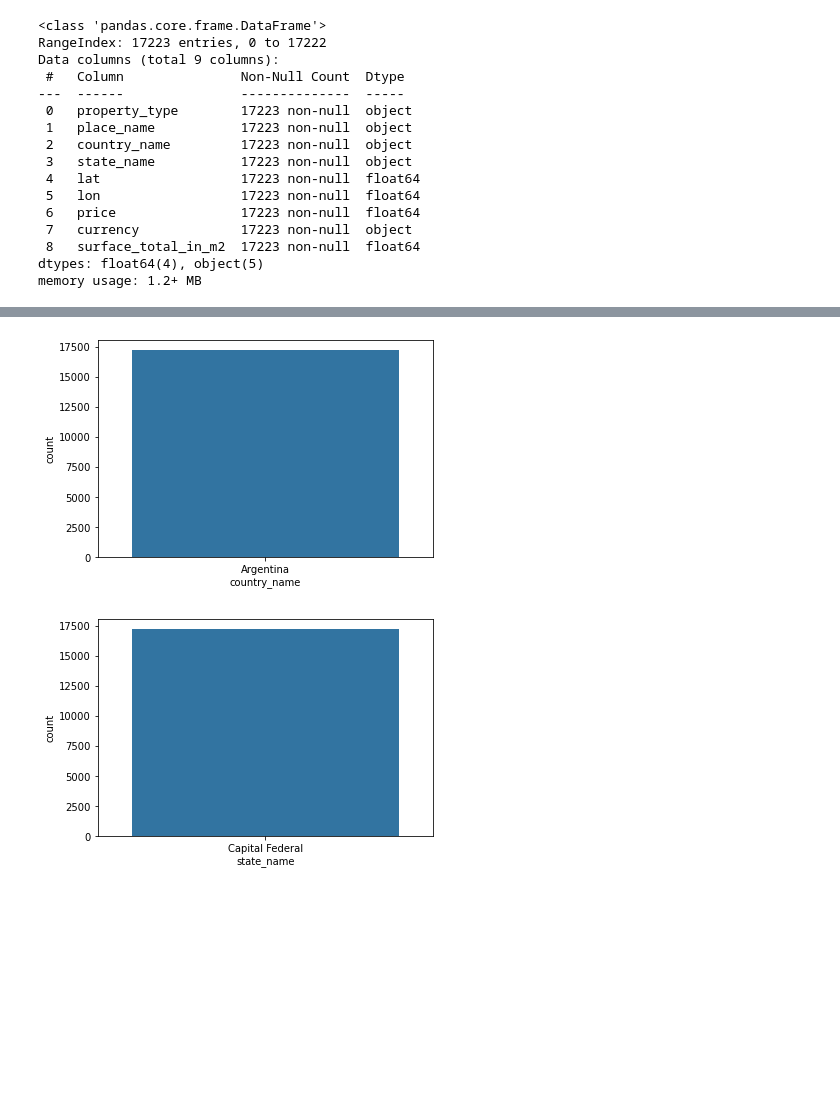
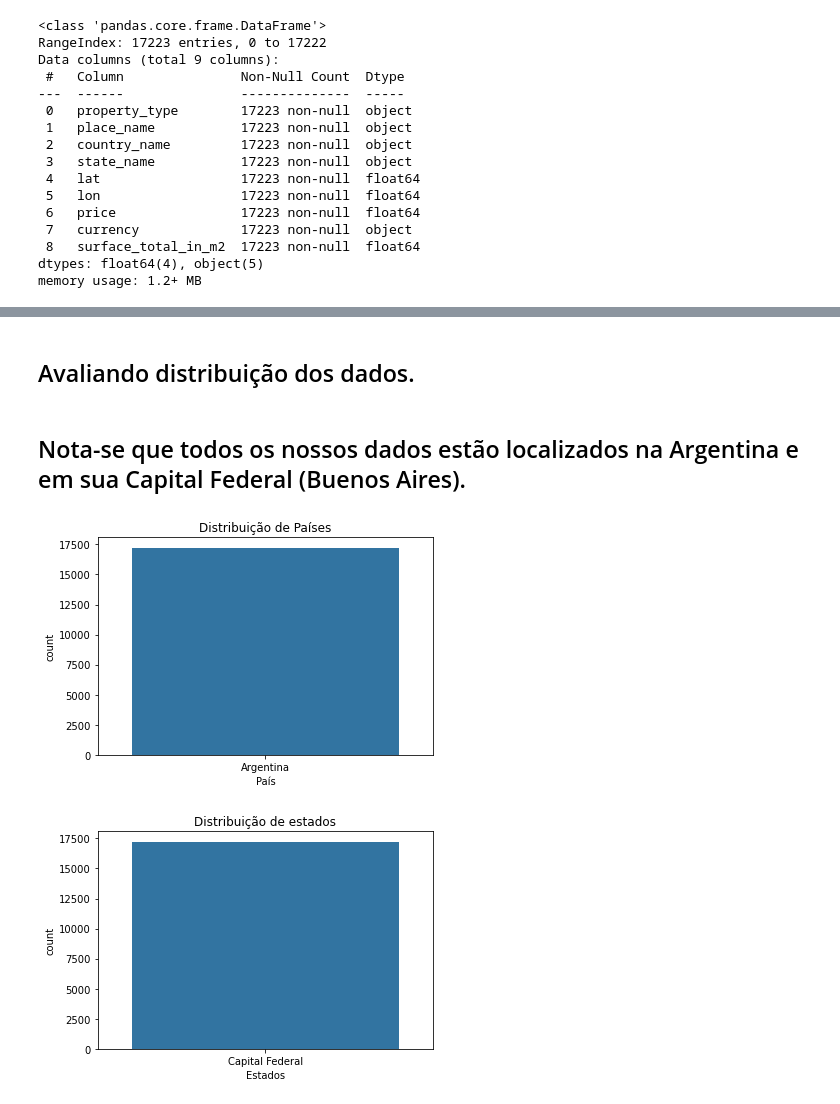
Before and after one commit to lpoggetto/Workshop_DH_1, a Jupyter notebook: workshop.ipynb, the cells around one changed output, grey strips where cells are left out. Cells and saved outputs as stored; diff of their text form; code cells hidden in the pictures; blank space fills up the shorter version.

```diff
--- a/workshop.ipynb
+++ b/workshop.ipynb
@@ -141,12 +122,18 @@ df_ajustado.head()
-# %%
-# todos os dados estão concentrados na argentina
-sns.countplot(data=df_ajustado, x='country_name')
-plt.show()
-# %% [output]
-[figure, removed]
-# %%
-# todos os dados estão concentrados nas capital da argentina
-sns.countplot(data=df_ajustado, x='state_name')
-plt.show()
-# %% [output]
-[figure, removed]
+# %% [markdown]
+## Avaliando distribuição dos dados.
+# %% [markdown]
+## Nota-se que todos os nossos dados estão localizados na Argentina e em sua Capital Federal (Buenos Aires).
+# %%
+sns.countplot(data=df, x='country_name')
+plt.title('Distribuição de Países')
+plt.xlabel('País')
+plt.show()
+# %% [output]
+[figure, added]
+# %%
+sns.countplot(data=df, x='state_name')
+plt.title('Distribuição de estados')
+plt.xlabel('Estados')
+plt.show()
+# %% [output]
+[figure, added]
```
Also changed, not shown: parts of 28 cells of this notebook.
